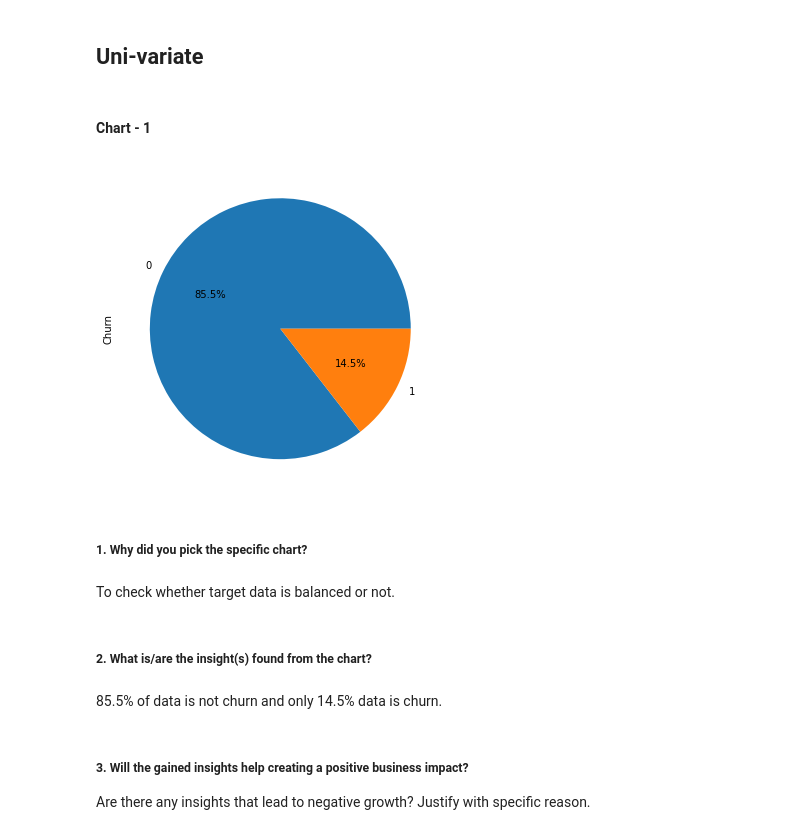
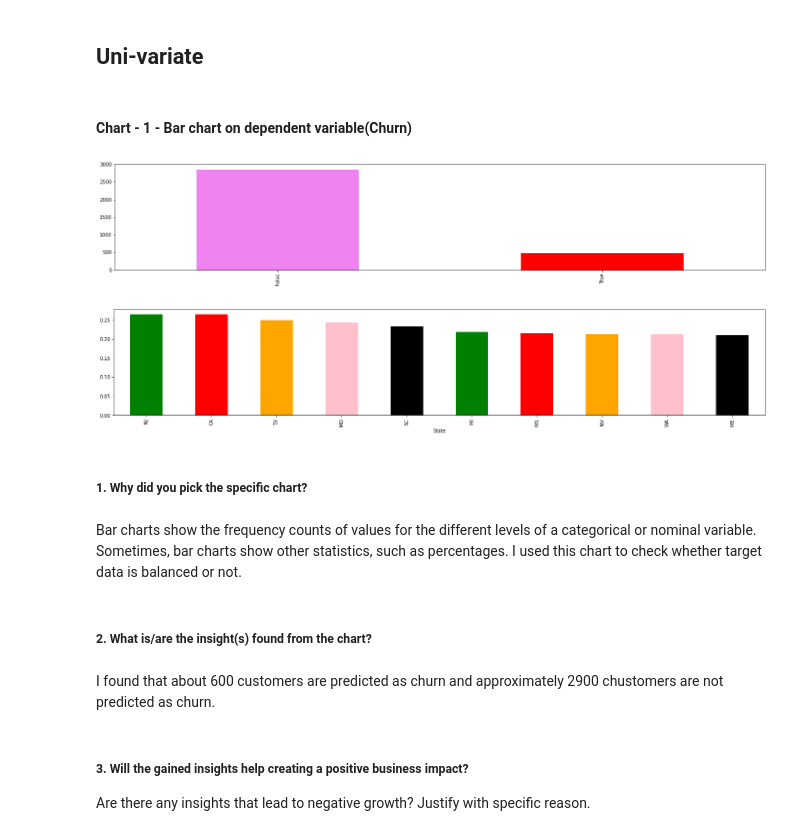
Before and after one commit to mdismailquraishicse/TelecomChurnAnalysis, a Jupyter notebook: TelecomChurnAnalysis.ipynb, the cells around one changed output. Cells and saved outputs as stored; diff of their text form; code cells hidden in the pictures.

Commit message:
Data wrangling and charts modified

```diff
--- a/TelecomChurnAnalysis.ipynb
+++ b/TelecomChurnAnalysis.ipynb
@@ -396,31 +396,3 @@ Total international call charge is : 9214.35
 ## 3. ***Data Wrangling***
 # %% [markdown]
 ### Data Wrangling Code
-# %%
-# Write your code to make your dataset analysis ready.
-
-# List of columns to be dropped
-drop_cols = ['Total day minutes','Total eve minutes','Total night minutes',\
-             'Total day calls','Total eve calls','Total night calls',\
-             'Total day charge','Total eve charge','Total night charge',\
-             'Total intl minutes','Total intl calls','Total intl charge']
-
-# Creating new columns by adding existing columns
-telecom_df['total mins'] = telecom_df['Total day minutes']+telecom_df['Total eve minutes']+telecom_df['Total night minutes']+telecom_df['Total intl minutes']
-telecom_df['total calls'] = telecom_df['Total day calls']+telecom_df['Total eve calls']+telecom_df['Total night calls']+telecom_df['Total intl calls']
-telecom_df['total charges'] = telecom_df['Total day charge']+telecom_df['Total eve charge']+telecom_df['Total night charge']+telecom_df['Total intl charge']
-
-# Dropping old columns
-telecom_df.drop(columns=drop_cols, inplace=True)
-del drop_cols
-
-# Binary encoding
-telecom_df['International plan'] = telecom_df['International plan'].apply(lambda x: 1 if x =='Yes' else 0)
-telecom_df['Voice mail plan'] = telecom_df['Voice mail plan'].apply(lambda x: 1 if x =='Yes' else 0)
-telecom_df['Churn'] = telecom_df['Churn'].apply(lambda x: 1 if x ==True else 0)
-
-# Shifting target column to end
-x = telecom_df['Churn']
-telecom_df = telecom_df.drop(columns=['Churn'])
-telecom_df['Churn'] = x
-del x
@@ -433,22 +926,27 @@ First of all I created three new columns 'total mins', 'total calls', 'total cha
 # %% [markdown]
 ## Uni-variate
 # %% [markdown]
-#### Chart - 1
+#### Chart - 1 - Bar chart on dependent variable(Churn)
 # %%
 # Chart - 1 visualization code
-plt.rcParams['figure.figsize'] = (6,6)
-telecom_df['Churn'].value_counts().plot.pie(autopct='%.01f%%')
+plt.rcParams['figure.figsize'] = (10,6)
+telecom_df['Churn'].value_counts().plot.bar(figsize=(24,4),yticks=np.arange(0,3001,500),color=['violet','red'])
 plt.show()
 # %% [output]
-[figure, old version]
+[figure, new version]
+# %%
+telecom_df.groupby(['State'])['Churn'].mean().sort_values(ascending= False).head(10).plot.bar(figsize=(24,4),color=['green','red','orange','pink','black'])
+plt.show()
+# %% [output]
+[figure, added]
 # %% [markdown]
 ##### 1. Why did you pick the specific chart?
-# %% [markdown]
-To check whether target data is balanced or not.
+# %% [markdown]
+Bar charts show the frequency counts of values for the different levels of a categorical or nominal variable. Sometimes, bar charts show other statistics, such as percentages. I used this chart to check whether target data is balanced or not.
 # %% [markdown]
 ##### 2. What is/are the insight(s) found from the chart?
-# %% [markdown]
-85.5% of data is not churn and only 14.5% data is churn.
+# %% [markdown]
+I found that about 600 customers are predicted as churn and approximately 2900 chustomers are not predicted as churn.
 # %% [markdown]
 ##### 3. Will the gained insights help creating a positive business impact?
 Are there any insights that lead to negative growth? Justify with specific reason.
```
Also changed, not shown: parts of 60 cells of this notebook.
